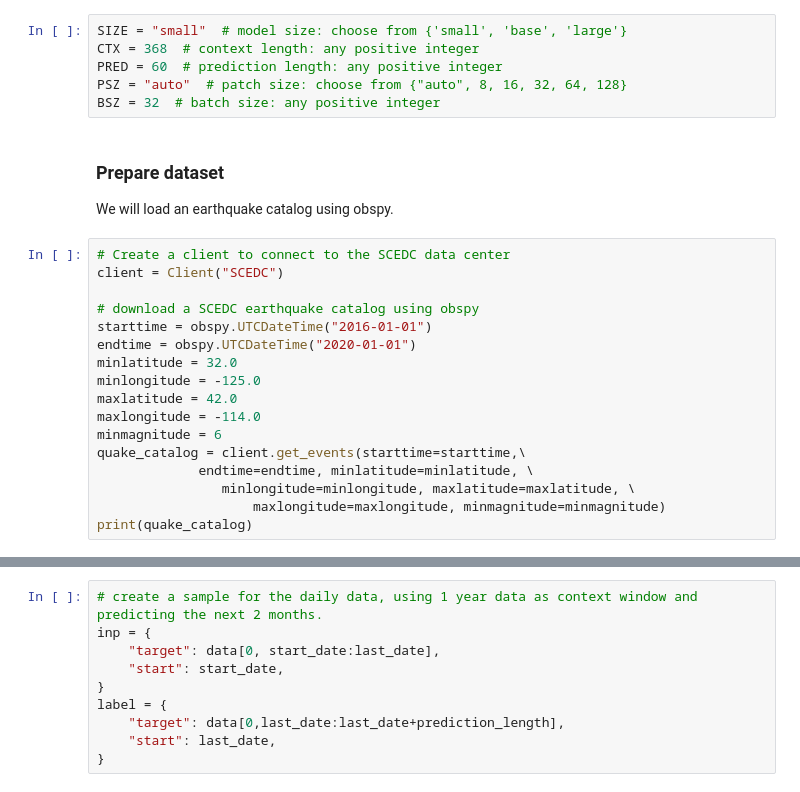
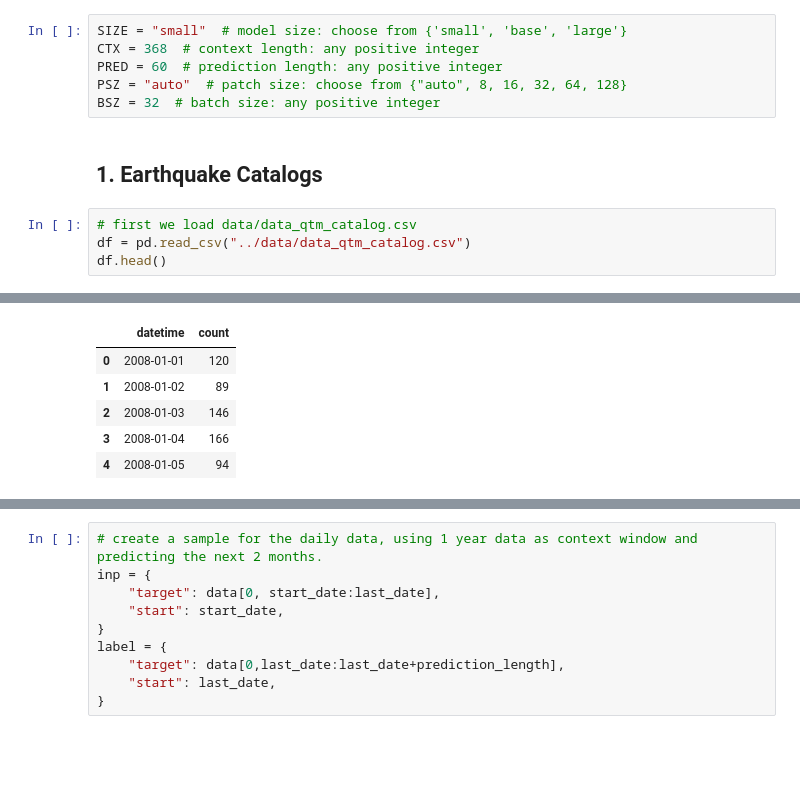
Before and after one commit to mdenolle/GeoCAST, a Jupyter notebook: test_zero-shot/moirai_test.ipynb, the cells around one changed output, grey strips where cells are left out. Drawn from its saved outputs; the diff is of its cells as text; blank space fills up the shorter version.

```diff
--- a/test_zero-shot/moirai_test.ipynb
+++ b/test_zero-shot/moirai_test.ipynb
@@ -38,24 +39,9 @@ PRED = 60  # prediction length: any positive integer
 PSZ = "auto"  # patch size: choose from {"auto", 8, 16, 32, 64, 128}
 BSZ = 32  # batch size: any positive integer
 # %% [markdown]
-### Prepare dataset
-
-We will load an earthquake catalog using obspy.
+## 1. Earthquake Catalogs
 # %%
-# Create a client to connect to the SCEDC data center
-client = Client("SCEDC")
-
-# download a SCEDC earthquake catalog using obspy
-starttime = obspy.UTCDateTime("2016-01-01")
-endtime = obspy.UTCDateTime("2020-01-01")
-minlatitude = 32.0
-minlongitude = -125.0
-maxlatitude = 42.0
-maxlongitude = -114.0
-minmagnitude = 6
-quake_catalog = client.get_events(starttime=starttime,\
-             endtime=endtime, minlatitude=minlatitude, \
-                minlongitude=minlongitude, maxlatitude=maxlatitude, \
-                    maxlongitude=maxlongitude, minmagnitude=minmagnitude)
-print(quake_catalog)
+# first we load data/data_qtm_catalog.csv
+df = pd.read_csv("../data/data_qtm_catalog.csv")
+df.head()
 # %% [output]
@@ -65 +48,7 @@ print(quake_catalog)
+|  | datetime | count |
+| 0 | 2008-01-01 | 120 |
+| 1 | 2008-01-02 | 89 |
+| 2 | 2008-01-03 | 146 |
+| 3 | 2008-01-04 | 166 |
+| 4 | 2008-01-05 | 94 |
 # %%
```
Also changed, not shown: parts of 8 cells of this notebook, 4 other files.
